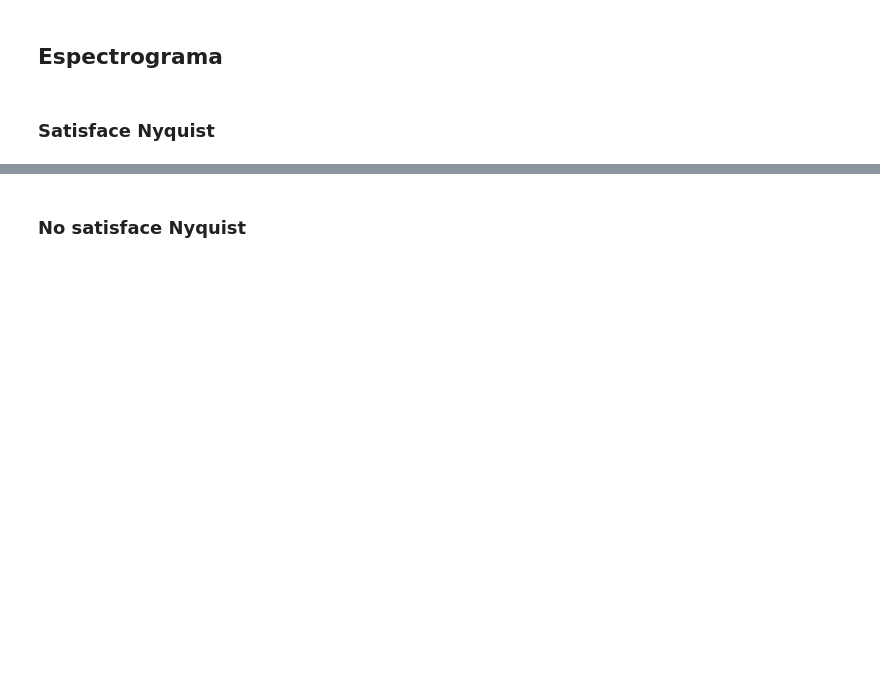
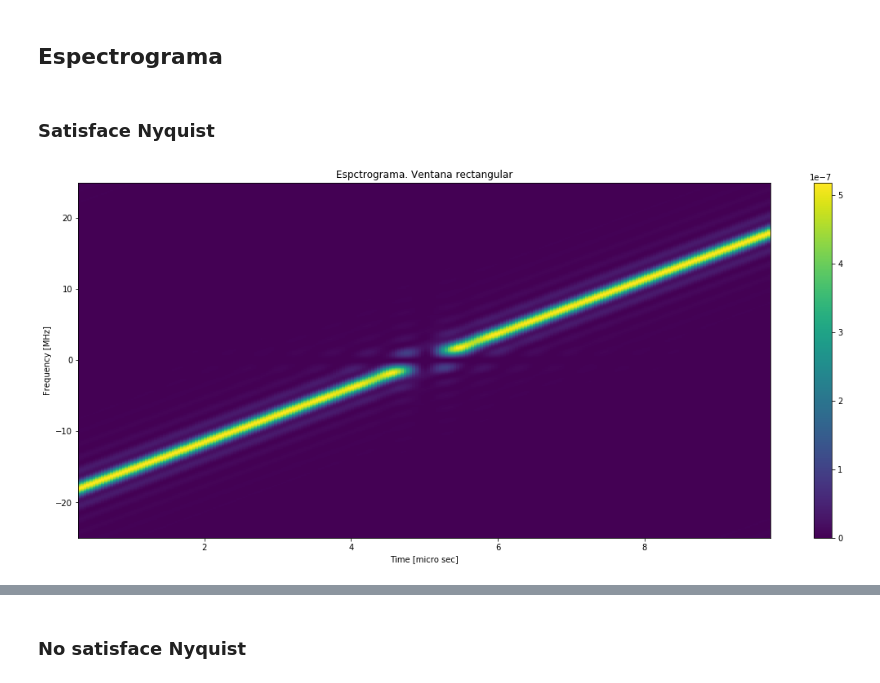
Before and after one commit to rozanecm/6674_tpFinal, a Jupyter notebook: notebooks/Ejercicios.ipynb, the cells around one changed output, grey strips where cells are left out. Saved outputs shown, nothing was run; the diff lists cells and outputs as text; code cells hidden in the pictures; blank space fills up the shorter version.

```diff
--- a/notebooks/Ejercicios.ipynb
+++ b/notebooks/Ejercicios.ipynb
@@ -281,3 +256,38 @@ plt.show();
 ## Espectrograma
 # %% [markdown]
 ### Satisface Nyquist
+# %%
+from scipy import signal
+
+# return_onesidedbool, optional
+#         If True, return a one-sided spectrum for real data.
+#         If False return a two-sided spectrum. Defaults to True,
+#         but for complex data, a two-sided spectrum is always returned.
+f, t, Sxx = signal.spectrogram(x=chirp(T_rg, f_s)[1], fs=f_s, return_onesided=False, nfft=1024, noverlap=26, window=signal.windows.boxcar(28))
+
+# t = np.linspace(start = 0, stop = T_rg, num = int(T_rg*f_s))
+# f, t, Sxx = spectrogram(np.sin(50e6*t**2)+np.cos(30e6*t), fs=f_s, return_onesided=False)
+
+# keep only frequencies of interest
+# define freqs of interest
+# fmin = -BW_rg/2 # Hz
+# fmax = BW_rg/2 # Hz
+# freq_slice = np.where((f >= fmin) & (f <= fmax))
+
+# f   = f[freq_slice]
+# Sxx = Sxx[freq_slice,:][0]
+
+
+plt.figure(figsize=(19,8))
+# plt.specgram(, Fs=f_s, NFFT=1024)
+plt.pcolormesh(t*1e6, np.fft.fftshift(f)*1e-6, np.fft.fftshift(abs(Sxx), axes=0))
+# plt.pcolormesh(t*1e6, f*1e-6, Sxx)
+plt.title('Espctrograma. Ventana rectangular')
+plt.ylabel('Frequency [MHz]')
+plt.xlabel('Time [micro sec]')
+plt.colorbar()
+
+plt.savefig('../res/03 - espectrograma.png')
+plt.show();
+# %% [output]
+[figure, added]
```
Also changed, not shown: parts of 21 cells of this notebook, 6 other files.
